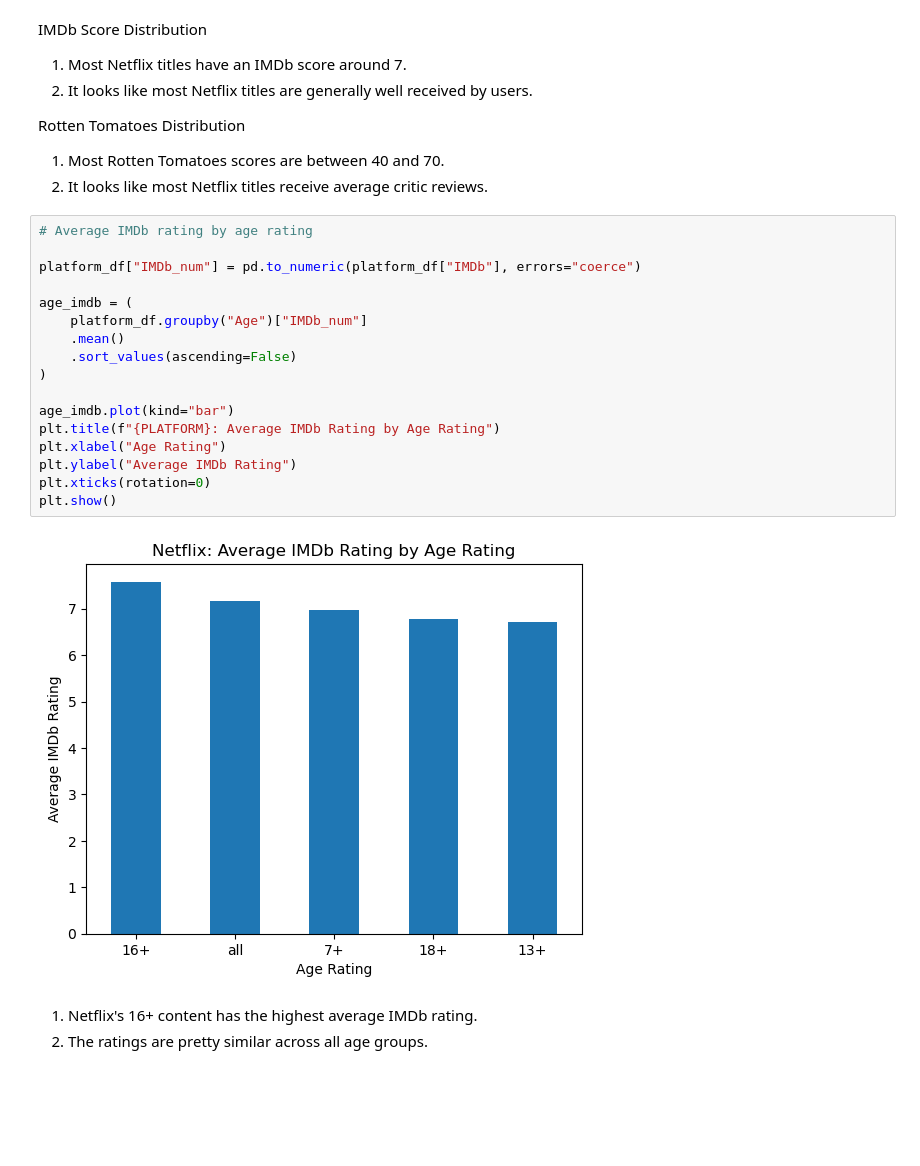
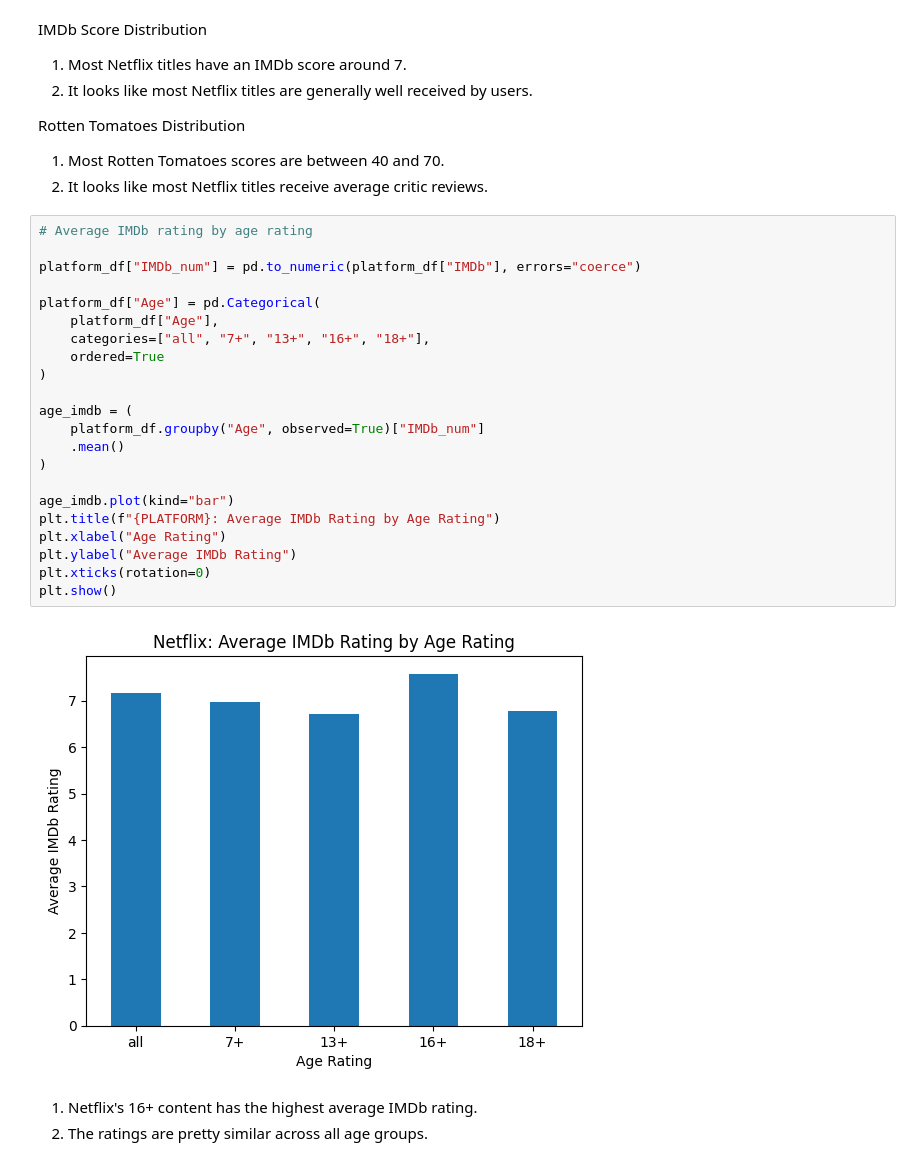
Before and after one commit to irgengu-ai/streaming-bi-svod, a Jupyter notebook: notebooks/04_Product_Analysis_I.ipynb, the cells around one changed output. Saved outputs shown, nothing was run; the diff lists cells and outputs as text; blank space fills up the shorter version.

```diff
--- a/notebooks/04_Product_Analysis_I.ipynb
+++ b/notebooks/04_Product_Analysis_I.ipynb
@@ -271,22 +271,27 @@ Rotten Tomatoes Distribution
 # %%
 # Average IMDb rating by age rating
 
 platform_df["IMDb_num"] = pd.to_numeric(platform_df["IMDb"], errors="coerce")
 
+platform_df["Age"] = pd.Categorical(
+    platform_df["Age"],
+    categories=["all", "7+", "13+", "16+", "18+"],
+    ordered=True
+)
+
 age_imdb = (
-    platform_df.groupby("Age")["IMDb_num"]
+    platform_df.groupby("Age", observed=True)["IMDb_num"]
     .mean()
-    .sort_values(ascending=False)
 )
 
 age_imdb.plot(kind="bar")
 plt.title(f"{PLATFORM}: Average IMDb Rating by Age Rating")
 plt.xlabel("Age Rating")
 plt.ylabel("Average IMDb Rating")
 plt.xticks(rotation=0)
 plt.show()
 # %% [output]
-[figure, old version]
+[figure, new version]
 # %% [markdown]
 1. Netflix's 16+ content has the highest average IMDb rating.
 2. The ratings are pretty similar across all age groups.
```
Also changed, not shown: parts of 7 cells of this notebook.
